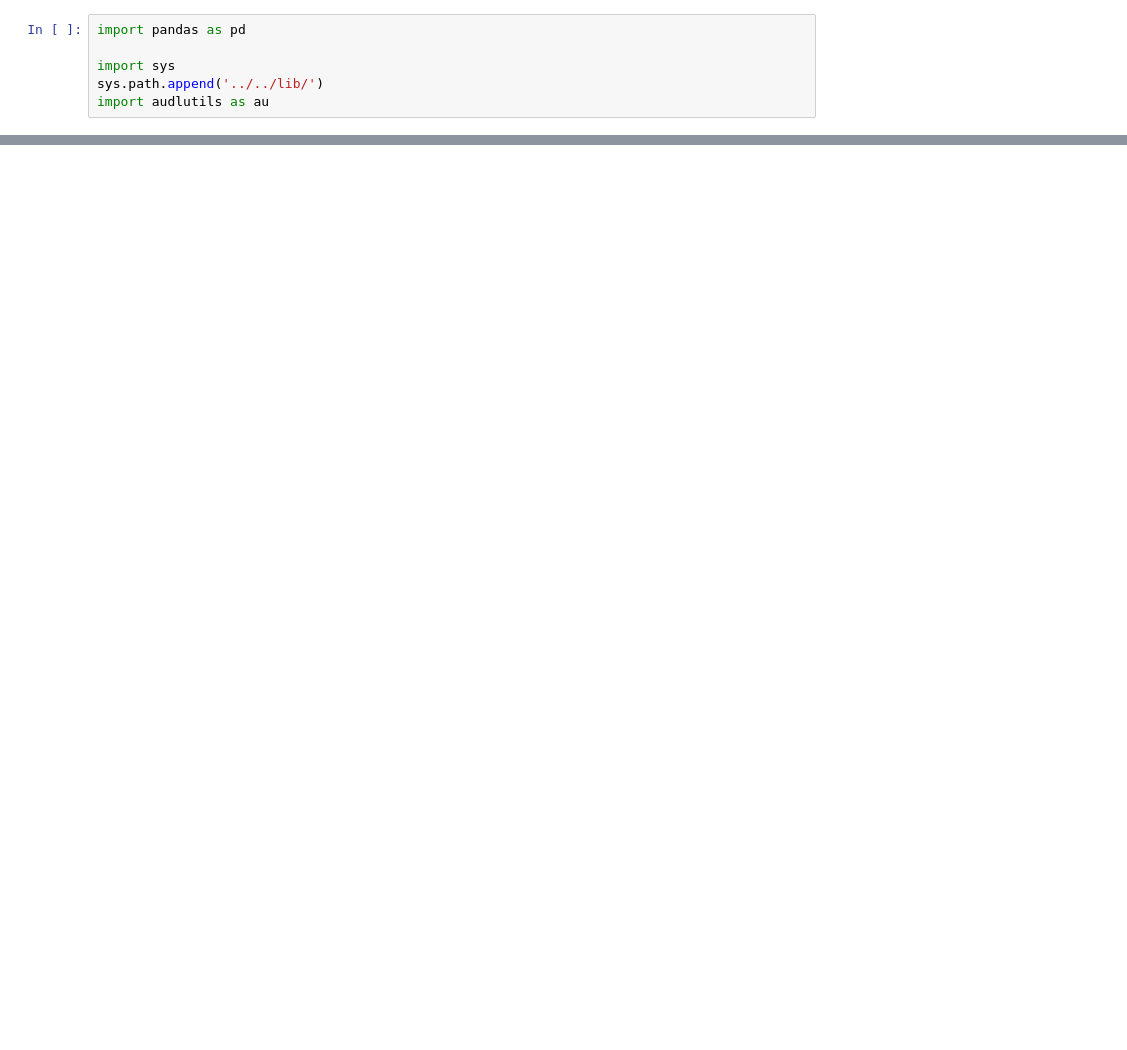
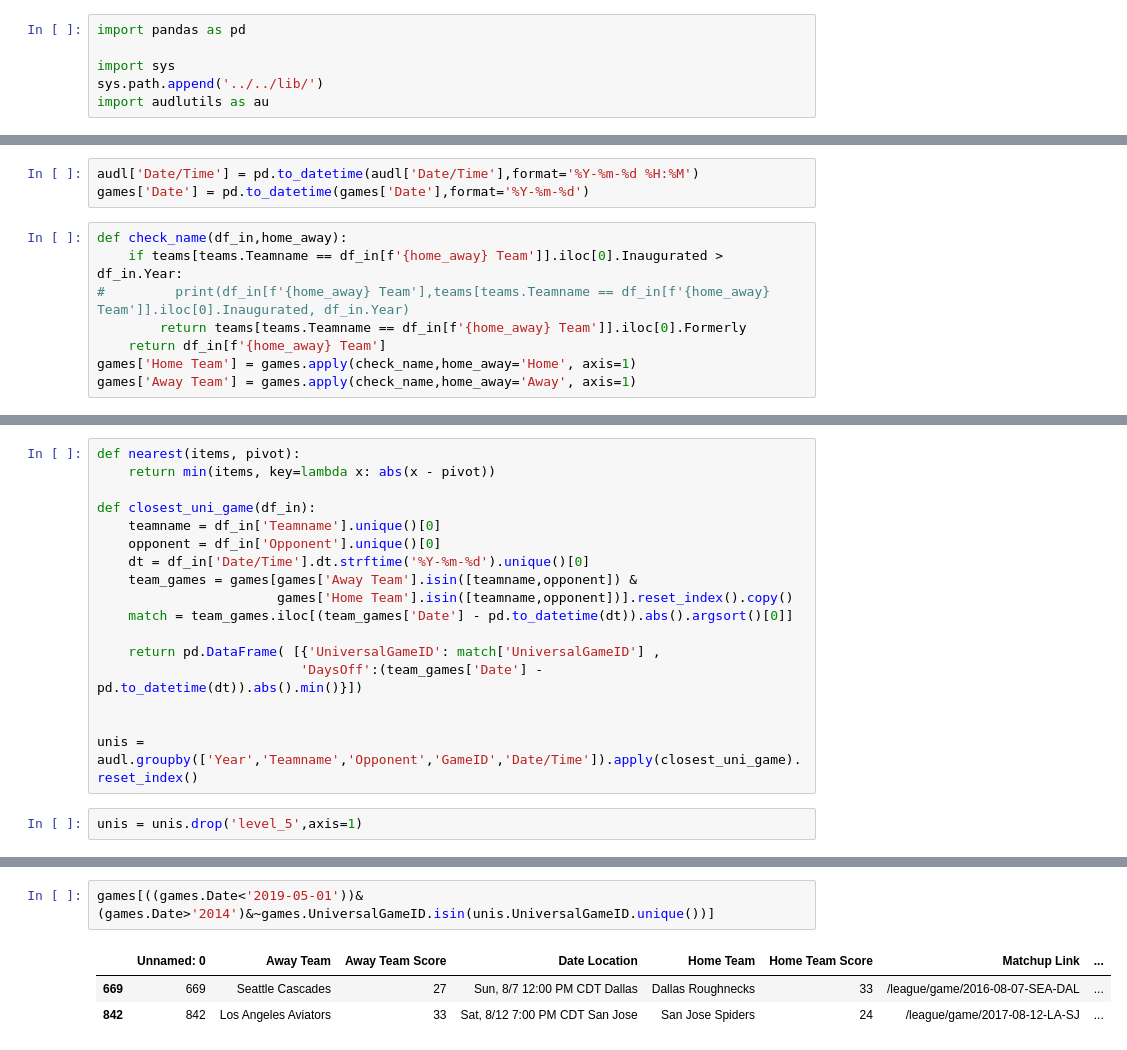
Before and after one commit to dfiorino/ultianalyticspull, a Jupyter notebook: notebooks/development/04-dwf-universal-game-ids.ipynb, the cells around one changed output, grey strips where cells are left out. Saved outputs shown, nothing was run; the diff lists cells and outputs as text; blank space fills up the shorter version.

Commit message:
attempt at universal game ids

```diff
--- a/notebooks/development/04-dwf-universal-game-ids.ipynb
+++ b/notebooks/development/04-dwf-universal-game-ids.ipynb
@@ -10,0 +15,11 @@ ValueError: No objects to concatenate
+# %%
+audl['Date/Time'] = pd.to_datetime(audl['Date/Time'],format='%Y-%m-%d %H:%M')
+games['Date'] = pd.to_datetime(games['Date'],format='%Y-%m-%d')
+# %%
+def check_name(df_in,home_away):
+    if teams[teams.Teamname == df_in[f'{home_away} Team']].iloc[0].Inaugurated > df_in.Year:
+#         print(df_in[f'{home_away} Team'],teams[teams.Teamname == df_in[f'{home_away} Team']].iloc[0].Inaugurated, df_in.Year)
+        return teams[teams.Teamname == df_in[f'{home_away} Team']].iloc[0].Formerly
+    return df_in[f'{home_away} Team']
+games['Home Team'] = games.apply(check_name,home_away='Home', axis=1)
+games['Away Team'] = games.apply(check_name,home_away='Away', axis=1)
@@ -10,0 +31,19 @@ ValueError: No objects to concatenate
+# %%
+def nearest(items, pivot):
+    return min(items, key=lambda x: abs(x - pivot))
+
+def closest_uni_game(df_in):
+    teamname = df_in['Teamname'].unique()[0]
+    opponent = df_in['Opponent'].unique()[0]
+    dt = df_in['Date/Time'].dt.strftime('%Y-%m-%d').unique()[0]
+    team_games = games[games['Away Team'].isin([teamname,opponent]) &
+                       games['Home Team'].isin([teamname,opponent])].reset_index().copy()
+    match = team_games.iloc[(team_games['Date'] - pd.to_datetime(dt)).abs().argsort()[0]]
+
+    return pd.DataFrame( [{'UniversalGameID': match['UniversalGameID'] ,
+                          'DaysOff':(team_games['Date'] - pd.to_datetime(dt)).abs().min()}])
+
+
+unis = audl.groupby(['Year','Teamname','Opponent','GameID','Date/Time']).apply(closest_uni_game).reset_index()
+# %%
+unis = unis.drop('level_5',axis=1)
@@ -10,0 +76,6 @@ ValueError: No objects to concatenate
+# %%
+games[((games.Date<'2019-05-01'))&(games.Date>'2014')&~games.UniversalGameID.isin(unis.UniversalGameID.unique())]
+# %% [output]
+|  | Unnamed: 0 | Away Team | Away Team Score | Date Location | Home Team | Home Team Score | Matchup Link | ... |
+| 669 | 669 | Seattle Cascades | 27 | Sun, 8/7 12:00 PM CDT Dallas | Dallas Roughnecks | 33 | /league/game/2016-08-07-SEA-DAL | ... |
+| 842 | 842 | Los Angeles Aviators | 33 | Sat, 8/12 7:00 PM CDT San Jose | San Jose Spiders | 24 | /league/game/2017-08-12-LA-SJ | ... |
```
Also changed, not shown: parts of 6 cells of this notebook.
